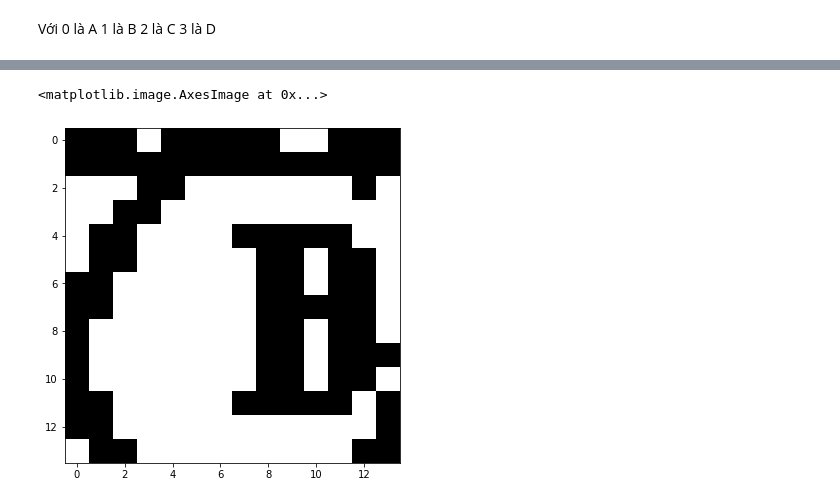
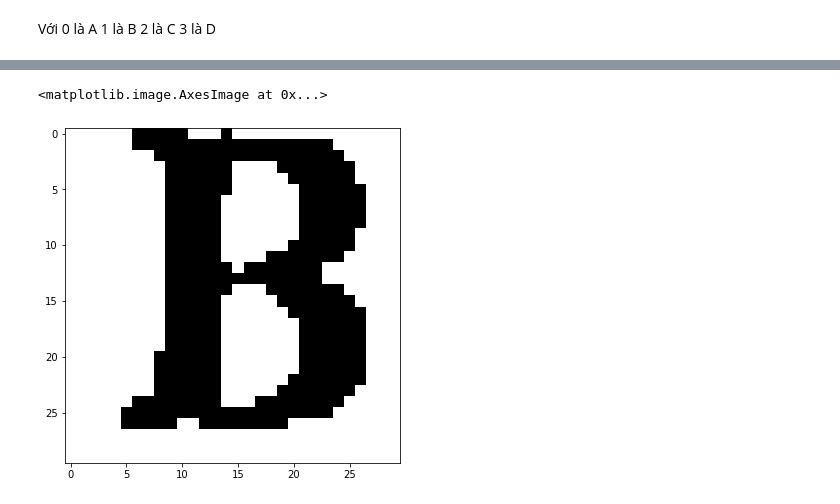
Before and after one commit to quockhanh0212/Multiple-choice-autograding, a Jupyter notebook: Nhan_biet_chu.ipynb, the cells around one changed output, grey strips where cells are left out. Saved outputs shown, nothing was run; the diff lists cells and outputs as text; code cells hidden in the pictures.

```diff
--- a/Nhan_biet_chu.ipynb
+++ b/Nhan_biet_chu.ipynb
@@ -96,7 +96,7 @@ Ta có công thức $\frac{4\pi^2r^2}{C^2}=1$ trong đó $C$ là chu vi của h
 # %%
 import matplotlib.pyplot as plt
 
-round_thresh = 0.6
+round_thresh = 0.8
 
 plt.figure()
 height, width = obj_image.shape
@@ -114,7 +114,7 @@ for ind, contour in enumerate(contours):
     areas.append(area)
 
     # nếu như chu vi bằng 0 hoặc area nhỏ hơn threshold thì ta đặt ngay góc alpha = 0
-    if perimeter==0 or area<150:
+    if perimeter==0 or area<600:
         alpha = 0
     else:
         alpha = 4*np.pi*area/(perimeter**2)
@@ -147,9 +146,9 @@ plt.show()
 # %%
 import pytesseract
 # %%
-h = 10
+h = 30
 print(len(pointsA))
 i=3
-crop_img = im[pointsA[i].cy-h:pointsA[i].cy+h, pointsA[i].cx-h:pointsA[i].cx+h]
+crop_img = img[pointsA[i].cy-h:pointsA[i].cy+h, pointsA[i].cx-h:pointsA[i].cx+h]
 plt.imshow(crop_img, cmap='gray')
 # %% [output]
@@ -161,16 +160,16 @@ crop_img2 = cv2.fastNlMeansDenoising(crop_img,10,10,7,21);
 # %%
 arrayTemplate = []
 # %%
-templateA = cv2.imread('exam2_A.png', cv2.IMREAD_GRAYSCALE)
+templateA = cv2.imread('test1_A.jpg', cv2.IMREAD_GRAYSCALE)
 templateA = cv2.adaptiveThreshold(templateA,255,cv2.ADAPTIVE_THRESH_GAUSSIAN_C,\
             cv2.THRESH_BINARY,31,7)
-templateB = cv2.imread('exam2_B.png', cv2.IMREAD_GRAYSCALE)
+templateB = cv2.imread('test1_B.jpg', cv2.IMREAD_GRAYSCALE)
 templateB = cv2.adaptiveThreshold(templateB,255,cv2.ADAPTIVE_THRESH_GAUSSIAN_C,\
             cv2.THRESH_BINARY,31,7)
-templateC = cv2.imread('exam2_C.png', cv2.IMREAD_GRAYSCALE)
+templateC = cv2.imread('test1_C.jpg', cv2.IMREAD_GRAYSCALE)
 templateC = cv2.adaptiveThreshold(templateC,255,cv2.ADAPTIVE_THRESH_GAUSSIAN_C,\
             cv2.THRESH_BINARY,31,7)
-templateD = cv2.imread('exam2_D.png', cv2.IMREAD_GRAYSCALE)
+templateD = cv2.imread('test1_D.jpg', cv2.IMREAD_GRAYSCALE)
 templateD = cv2.adaptiveThreshold(templateD,255,cv2.ADAPTIVE_THRESH_GAUSSIAN_C,\
             cv2.THRESH_BINARY,31,7)
 
@@ -188,20 +185,22 @@ plt.imshow(templateB, cmap='gray')
 # %%
 check =0
 arrayresult=[]
-h = 10
+h = 25
 dem=0
 for obj in pointsA:
     crop_img = im[obj.cy-h:obj.cy+h, obj.cx-h:obj.cx+h]
     for i in range(len(arrayTemplate)):
         result = cv2.matchTemplate(crop_img,arrayTemplate[i], cv2.TM_CCOEFF_NORMED)
-        loc = np.where( result >= 0.6)
+        loc = np.where( result >= 0.778)
         print(loc)
         for pt in zip(*loc[::-1]):
-            arrayresult.append(i)
             check = 1
-    print(dem)
+            j = i
     if (check == 0):
         arrayresult.append(-1)
+    else:
+        arrayresult.append(j)
+    print(dem)
     dem += 1
     check=0
 # %% [output]
@@ -234,12 +235,12 @@ print(arrayresult)
 # %%
-w = h = 5;
+w = h = 10;
 for pt in zip(*loc[::-1]):
     cv2.rectangle(crop_img, pt, (pt[0] + w, pt[1] + h), (0,255,255), 2)
 
 plt.imshow(crop_img2, cmap='gray')
 # %% [output]
 <matplotlib.image.AxesImage at 0x...>
-[figure, old version]
+[figure, new version]
 # %%
 import numpy as np
 
```
Also changed, not shown: parts of 17 cells of this notebook, 7 other files.
